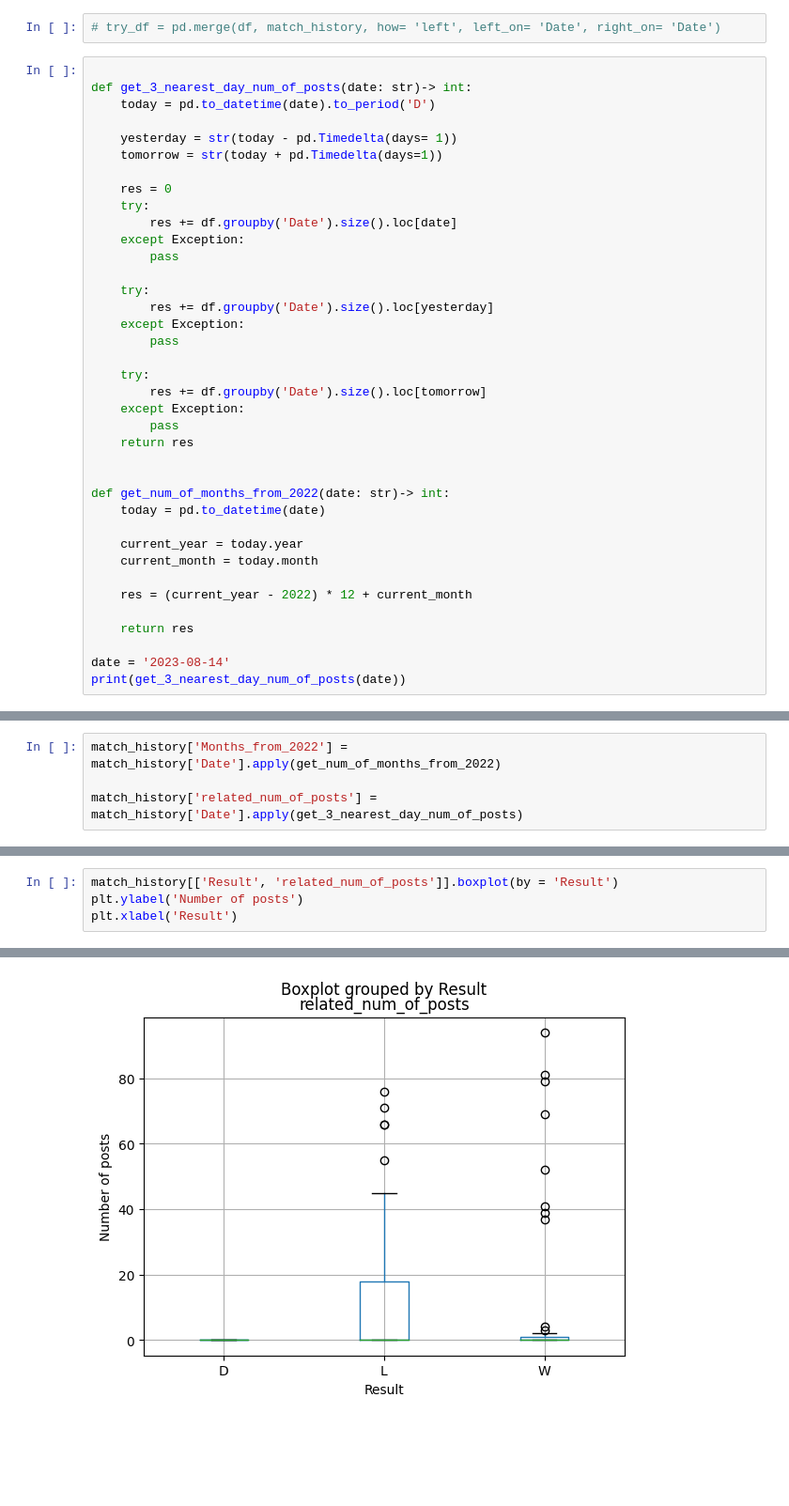
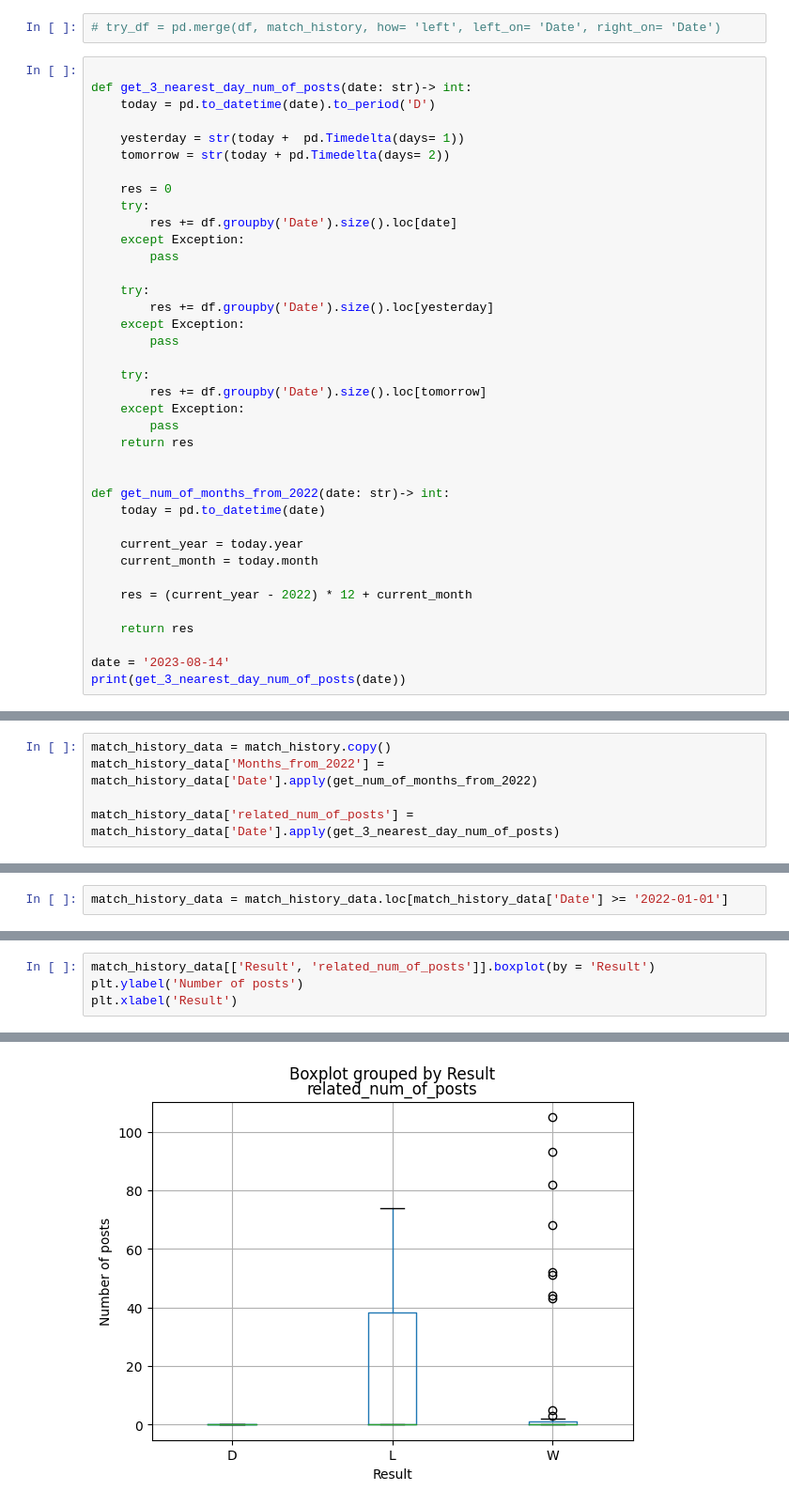
Before and after one commit to hawkin-dono/Final_Project_Python, a Jupyter notebook: Analyze_data.ipynb, the cells around one changed output, grey strips where cells are left out. Shown at 94% size. Drawn from its saved outputs; the diff is of its cells as text; blank space fills up the shorter version.

```diff
--- a/Analyze_data.ipynb
+++ b/Analyze_data.ipynb
@@ -372,8 +397,8 @@ plt.show()
 def get_3_nearest_day_num_of_posts(date: str)-> int:
     today = pd.to_datetime(date).to_period('D')
 
-    yesterday = str(today - pd.Timedelta(days= 1))
-    tomorrow = str(today + pd.Timedelta(days=1))
+    yesterday = str(today +  pd.Timedelta(days= 1))
+    tomorrow = str(today + pd.Timedelta(days= 2))
 
     res = 0
     try:
@@ -410,4 +435,5 @@ print(get_3_nearest_day_num_of_posts(date))
 # %%
-match_history['Months_from_2022'] = match_history['Date'].apply(get_num_of_months_from_2022)
+match_history_data = match_history.copy()
+match_history_data['Months_from_2022'] = match_history_data['Date'].apply(get_num_of_months_from_2022)
 
-match_history['related_num_of_posts'] = match_history['Date'].apply(get_3_nearest_day_num_of_posts)
+match_history_data['related_num_of_posts'] = match_history_data['Date'].apply(get_3_nearest_day_num_of_posts)
@@ -429,0 +440,2 @@ match_history
+# %%
+match_history_data = match_history_data.loc[match_history_data['Date'] >= '2022-01-01']
@@ -430,8 +451,8 @@ match_history
 # %%
-match_history[['Result', 'related_num_of_posts']].boxplot(by = 'Result')
+match_history_data[['Result', 'related_num_of_posts']].boxplot(by = 'Result')
 plt.ylabel('Number of posts')
 plt.xlabel('Result')
 # %% [output]
 Text(0.5, 0, 'Result')
-[figure, old version]
+[figure, new version]
 # %%
```
Also changed, not shown: parts of 44 cells of this notebook, 5 other files.
